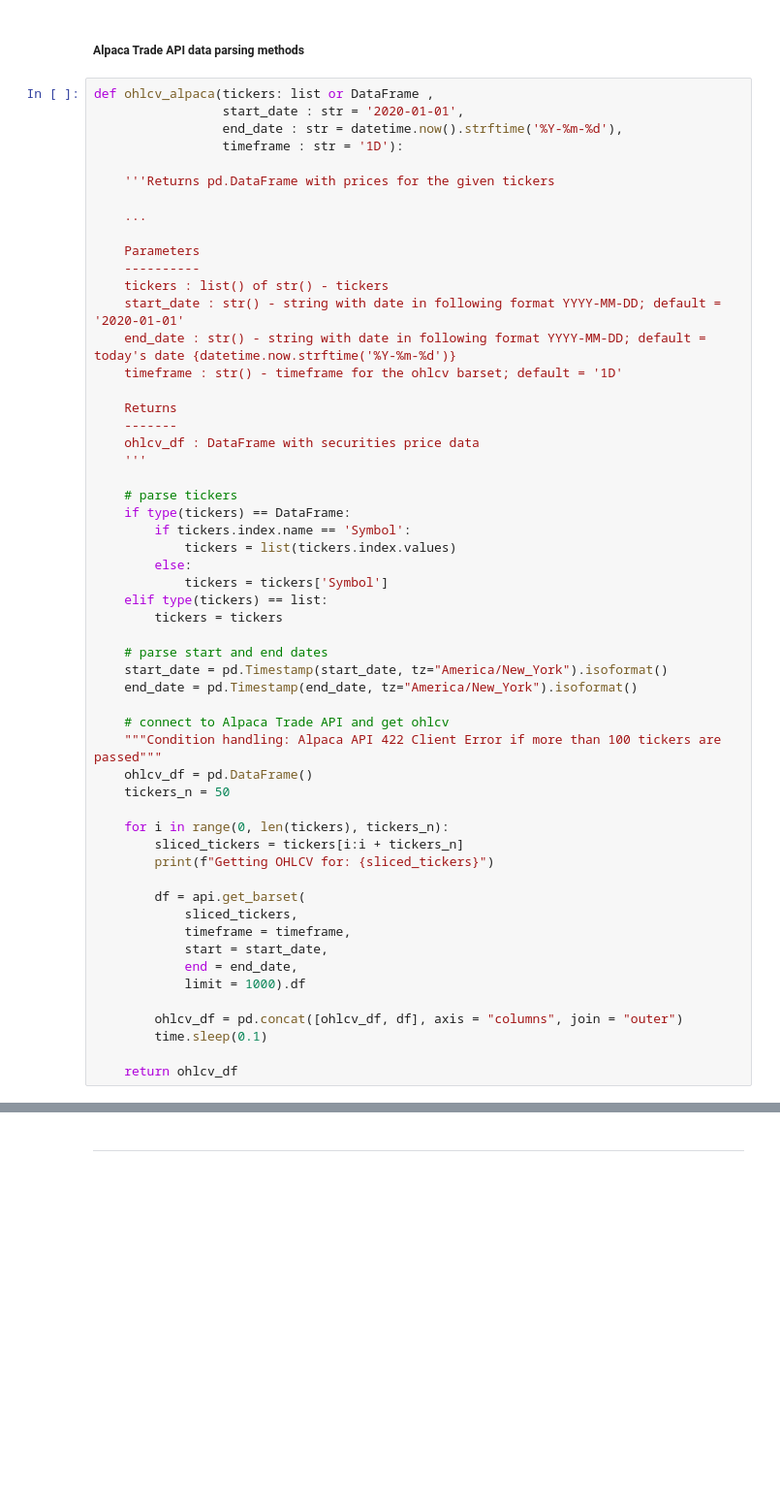
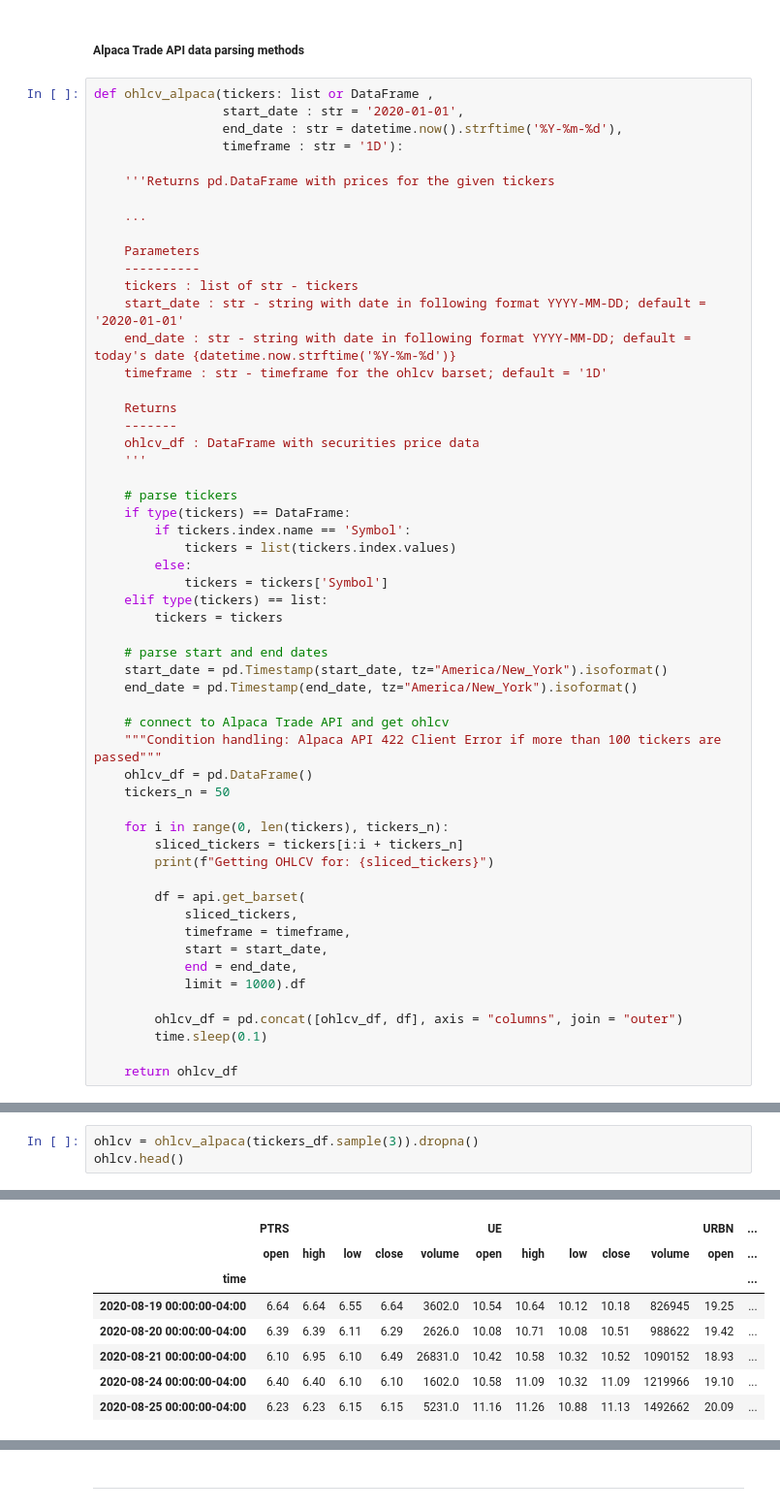
Before and after one commit to illyanyc/fin-tracker, a Jupyter notebook: technicals.ipynb, the cells around one changed output, grey strips where cells are left out. Shown at 97% size. Saved outputs shown, nothing was run; the diff lists cells and outputs as text; blank space fills up the shorter version.

```diff
--- a/technicals.ipynb
+++ b/technicals.ipynb
@@ -105,10 +108,10 @@ def ohlcv_alpaca(tickers: list or DataFrame ,
 
     Parameters
     ----------
-    tickers : list() of str() - tickers
-    start_date : str() - string with date in following format YYYY-MM-DD; default = '2020-01-01'
-    end_date : str() - string with date in following format YYYY-MM-DD; default = today's date {datetime.now.strftime('%Y-%m-%d')}
-    timeframe : str() - timeframe for the ohlcv barset; default = '1D'
+    tickers : list of str - tickers
+    start_date : str - string with date in following format YYYY-MM-DD; default = '2020-01-01'
+    end_date : str - string with date in following format YYYY-MM-DD; default = today's date {datetime.now.strftime('%Y-%m-%d')}
+    timeframe : str - timeframe for the ohlcv barset; default = '1D'
 
     Returns
     -------
@@ -163,0 +154,4 @@ Getting OHLCV for: ['ODT', 'MSON', 'CMTL']
+# %%
+ohlcv = ohlcv_alpaca(tickers_df.sample(3)).dropna()
+ohlcv.head()
+# %% [output]
@@ -163,0 +159,8 @@ Getting OHLCV for: ['ODT', 'MSON', 'CMTL']
+|  | PTRS |  |  |  |  | UE |  |  |  |  | URBN | ... |
+|  | open | high | low | close | volume | open | high | low | close | volume | open | ... |
+| time |  |  |  |  |  |  |  |  |  |  |  | ... |
+| 2020-08-19 00:00:00-04:00 | 6.64 | 6.64 | 6.55 | 6.64 | 3602.0 | 10.54 | 10.64 | 10.12 | 10.18 | 826945 | 19.25 | ... |
+| 2020-08-20 00:00:00-04:00 | 6.39 | 6.39 | 6.11 | 6.29 | 2626.0 | 10.08 | 10.71 | 10.08 | 10.51 | 988622 | 19.42 | ... |
+| 2020-08-21 00:00:00-04:00 | 6.10 | 6.95 | 6.10 | 6.49 | 26831.0 | 10.42 | 10.58 | 10.32 | 10.52 | 1090152 | 18.93 | ... |
+| 2020-08-24 00:00:00-04:00 | 6.40 | 6.40 | 6.10 | 6.10 | 1602.0 | 10.58 | 11.09 | 10.32 | 11.09 | 1219966 | 19.10 | ... |
+| 2020-08-25 00:00:00-04:00 | 6.23 | 6.23 | 6.15 | 6.15 | 5231.0 | 11.16 | 11.26 | 10.88 | 11.13 | 1492662 | 20.09 | ... |
```
Also changed, not shown: parts of 16 cells of this notebook, 2 other files.
